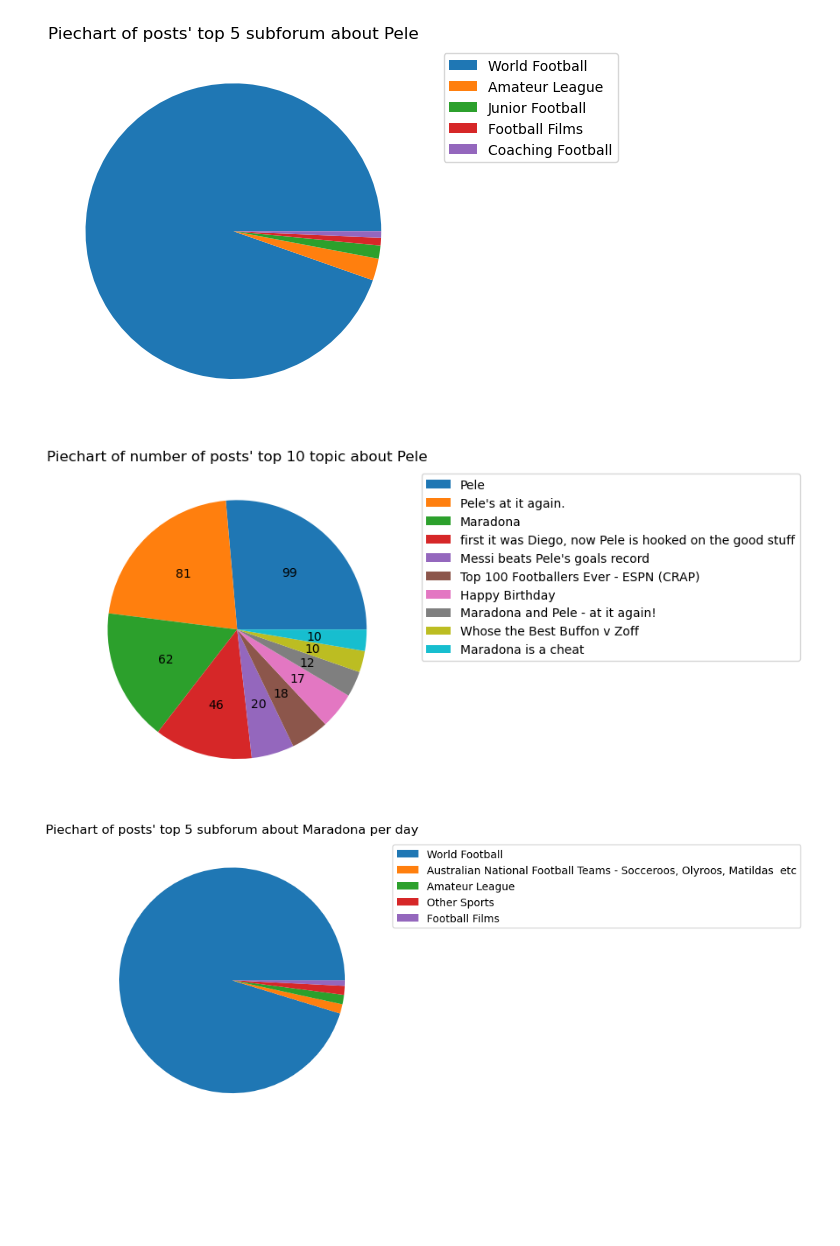
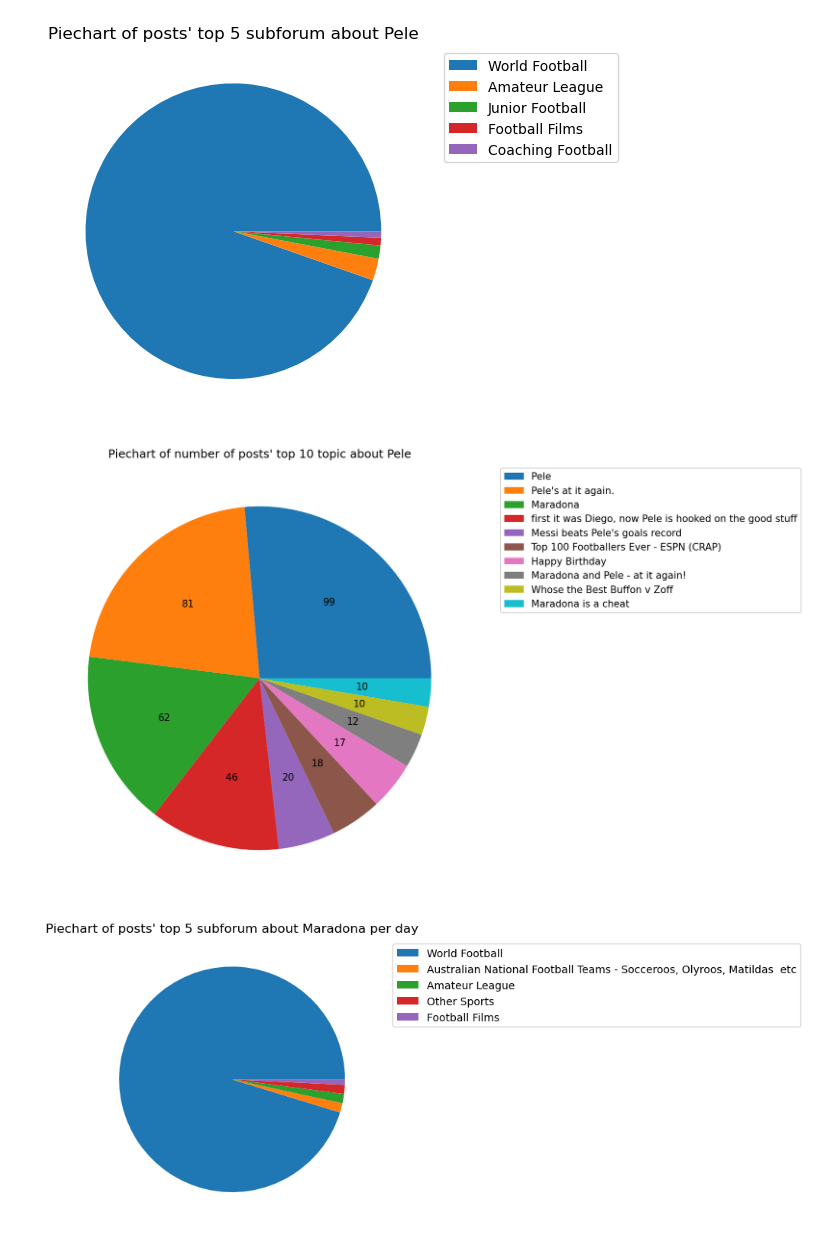
Before and after one commit to radhikara-rmit/cosc2671-assign2, a Jupyter notebook: footballnews.com.au/BeautifulSoup_analysis.ipynb, the cells around one changed output. Cells and saved outputs as stored; diff of their text form; code cells hidden in the pictures; blank space fills up the shorter version.

```diff
--- a/BeautifulSoup_analysis.ipynb
+++ b/footballnews.com.au/BeautifulSoup_analysis.ipynb
@@ -447,13 +452,15 @@ plt.show()
 # %% [output]
 [figure]
 # %%
+plt.figure(figsize=(16, 8), dpi=150)
 autopct = lambda x: "%d" % round(x*sum(topic_count_dfList[2].head(10)['count'])/100.0)
 plt.pie(topic_count_dfList[2].head(10)['count'], labels=None, autopct=autopct)
 plt.legend(labels=topic_count_dfList[2].head(10)['topic'], bbox_to_anchor=(1.05, 1.0), loc='upper left')
 plt.title("Piechart of number of posts' top 10 topic about Pele")
-plt.show()
+# plt.show()
+plt.savefig("top10Topic_pele_graph.png")
 # %% [output]
-[figure, old version]
+[figure, new version]
 # %%
 plt.pie(subforum_count_dfList[3].head(5)['count'], labels=None)
 plt.legend(labels=subforum_count_dfList[3].head(5)['subforum'], bbox_to_anchor=(1.05, 1.0), loc='upper left')
```
Also changed, not shown: parts of 27 cells of this notebook, 34 other files.
